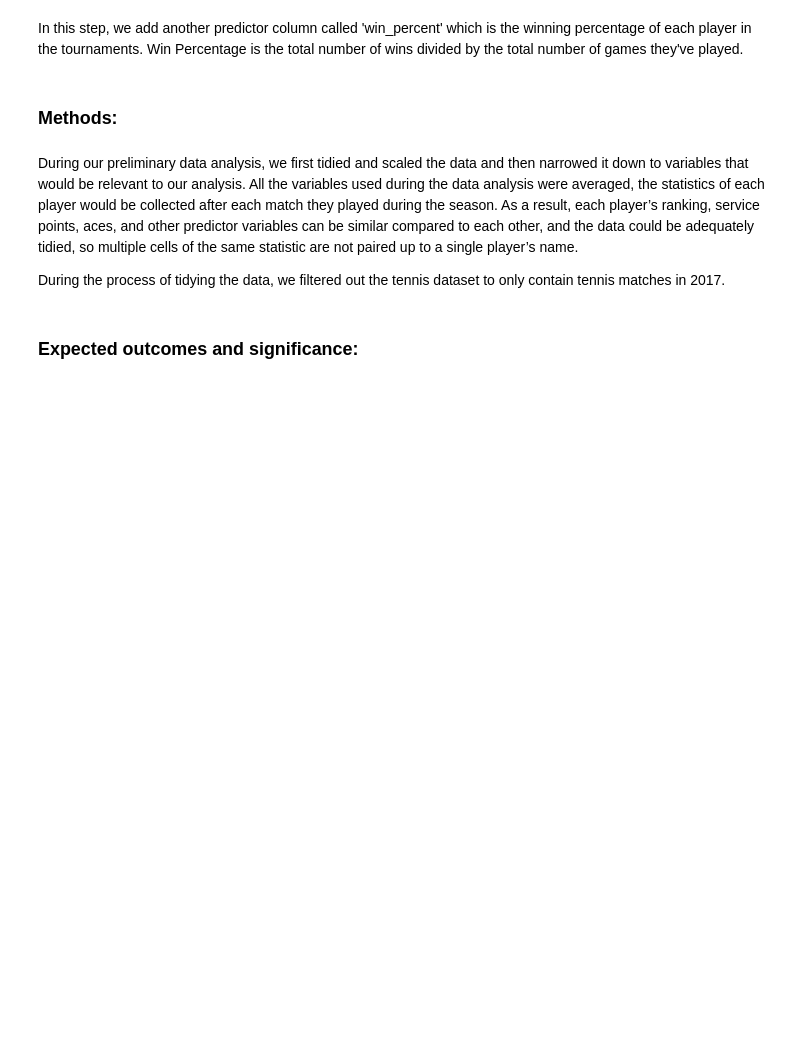
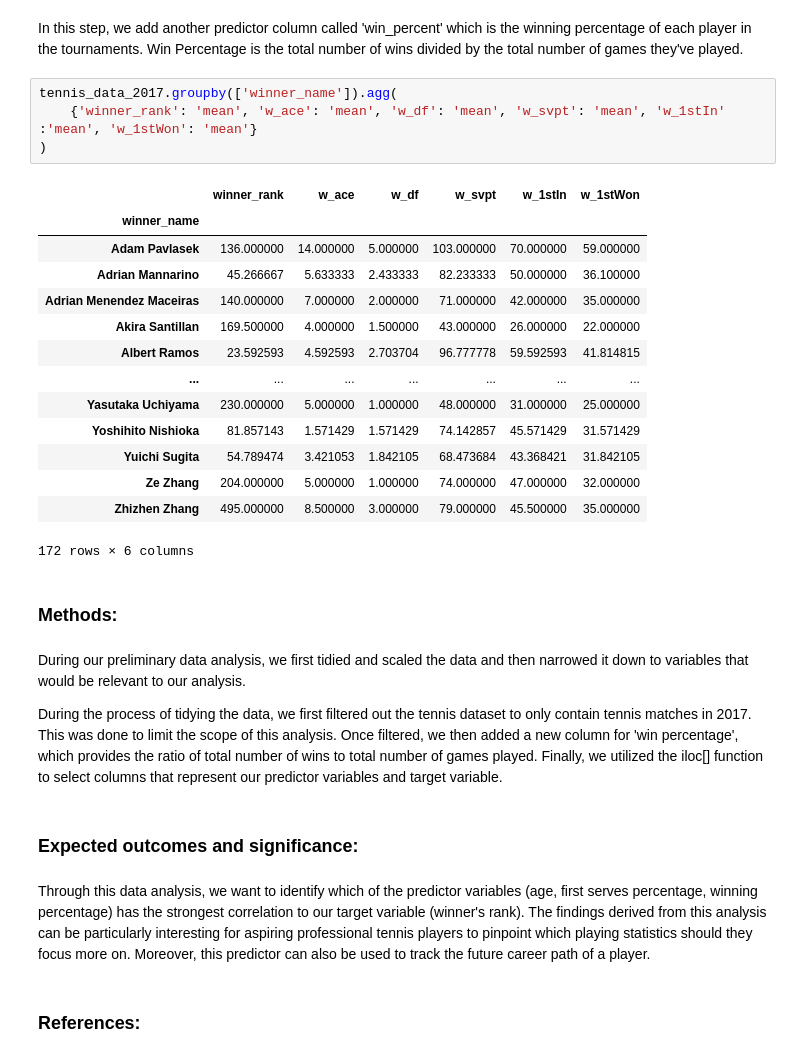
Before and after one commit to sungminl/dsci-100-2022w2-group-19, a Jupyter notebook: proposal.ipynb, the cells around one changed output. Cells and saved outputs as stored; diff of their text form; blank space fills up the shorter version.

Commit message:
Filtered Data and Groupby

```diff
--- a/proposal.ipynb
+++ b/proposal.ipynb
@@ -57,11 +57,34 @@ tennis_data_2017
 #### Adding a 'Win Percentage' Column:
 # %% [markdown]
 In this step, we add another predictor column called 'win_percent' which is the winning percentage of each player in the tournaments. Win Percentage is the total number of wins divided by the total number of games they've played.
+# %%
+tennis_data_2017.groupby(['winner_name']).agg(
+    {'winner_rank': 'mean', 'w_ace': 'mean', 'w_df': 'mean', 'w_svpt': 'mean', 'w_1stIn' :'mean', 'w_1stWon': 'mean'}
+)
+# %% [output]
+|  | winner_rank | w_ace | w_df | w_svpt | w_1stIn | w_1stWon |
+| winner_name |  |  |  |  |  |  |
+| Adam Pavlasek | 136.000000 | 14.000000 | 5.000000 | 103.000000 | 70.000000 | 59.000000 |
+| Adrian Mannarino | 45.266667 | 5.633333 | 2.433333 | 82.233333 | 50.000000 | 36.100000 |
+| Adrian Menendez Maceiras | 140.000000 | 7.000000 | 2.000000 | 71.000000 | 42.000000 | 35.000000 |
+| Akira Santillan | 169.500000 | 4.000000 | 1.500000 | 43.000000 | 26.000000 | 22.000000 |
+| Albert Ramos | 23.592593 | 4.592593 | 2.703704 | 96.777778 | 59.592593 | 41.814815 |
+| ... | ... | ... | ... | ... | ... | ... |
+| Yasutaka Uchiyama | 230.000000 | 5.000000 | 1.000000 | 48.000000 | 31.000000 | 25.000000 |
+| Yoshihito Nishioka | 81.857143 | 1.571429 | 1.571429 | 74.142857 | 45.571429 | 31.571429 |
+| Yuichi Sugita | 54.789474 | 3.421053 | 1.842105 | 68.473684 | 43.368421 | 31.842105 |
+| Ze Zhang | 204.000000 | 5.000000 | 1.000000 | 74.000000 | 47.000000 | 32.000000 |
+| Zhizhen Zhang | 495.000000 | 8.500000 | 3.000000 | 79.000000 | 45.500000 | 35.000000 |
+172 rows × 6 columns
 # %% [markdown]
 ### Methods:
 # %% [markdown]
-During our preliminary data analysis, we first tidied and scaled the data and then narrowed it down to variables that would be relevant to our analysis. All the variables used during the data analysis were averaged, the statistics of each player would be collected after each match they played during the season. As a result, each player’s ranking, service points, aces, and other predictor variables can be similar compared to each other, and the data could be adequately tidied, so multiple cells of the same statistic are not paired up to a single player’s name.
+During our preliminary data analysis, we first tidied and scaled the data and then narrowed it down to variables that would be relevant to our analysis.
 
-During the process of tidying the data, we filtered out the tennis dataset to only contain tennis matches in 2017.
+During the process of tidying the data, we first filtered out the tennis dataset to only contain tennis matches in 2017. This was done to limit the scope of this analysis. Once filtered, we then added a new column for 'win percentage', which provides the ratio of total number of wins to total number of games played. Finally, we utilized the iloc[] function to select columns that represent our predictor variables and target variable.
 # %% [markdown]
 ### Expected outcomes and significance:
+# %% [markdown]
+Through this data analysis, we want to identify which of the predictor variables (age, first serves percentage, winning percentage) has the strongest correlation to our target variable (winner's rank). The findings derived from this analysis can be particularly interesting for aspiring professional tennis players to pinpoint which playing statistics should they focus more on. Moreover, this predictor can also be used to track the future career path of a player.
+# %% [markdown]
+### References:
```
Also changed, not shown: parts of 3 cells of this notebook.
